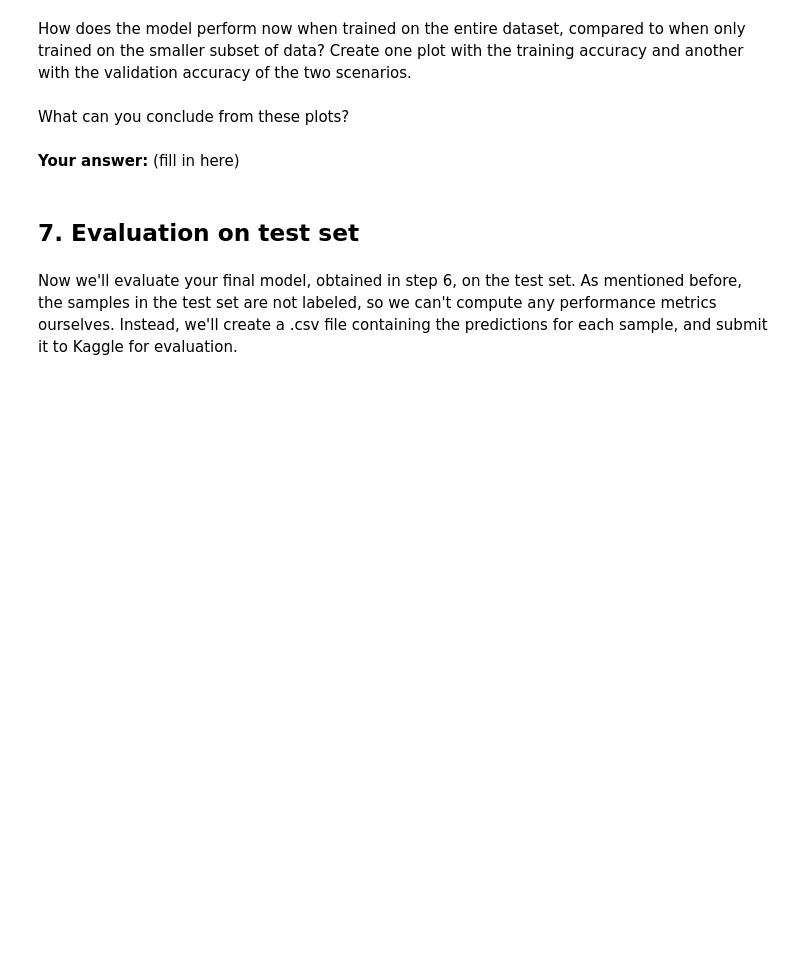
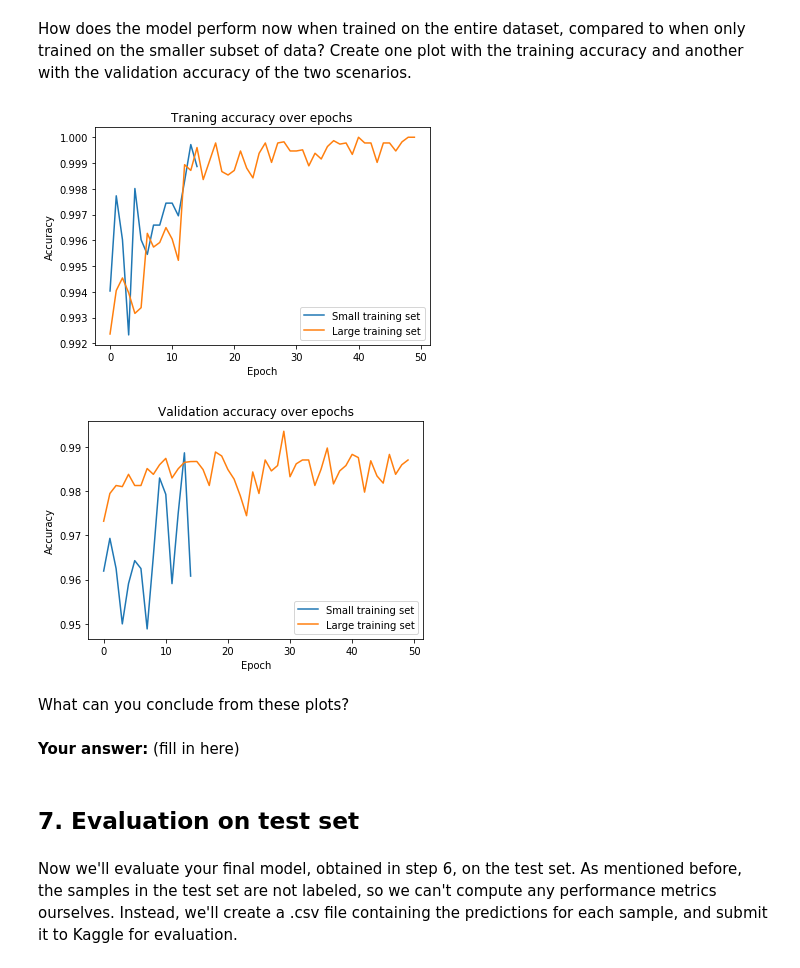
Before and after one commit to axeber01/wasp-dl-ha1, a Jupyter notebook: HA1.ipynb, the cells around one changed output. Drawn from its saved outputs; the diff is of its cells as text; code cells hidden in the pictures; blank space fills up the shorter version.

```diff
--- a/HA1.ipynb
+++ b/HA1.ipynb
@@ -632,0 +737,20 @@ Create the callbacks you would like to use and train your model. This optimizati
+# %%
+np.random.seed(0)
+
+opt4 = keras.optimizers.Adam(lr=1e-6, decay=1e-6)
+
+model.compile(optimizer=opt4,
+              loss='categorical_crossentropy',
+              metrics=['accuracy'])
+
+steps_per_epoch = np.ceil(len(train_generator.filenames) / train_generator.batch_size);
+
+history_full2 = model.fit_generator(
+    train_generator,
+    steps_per_epoch=steps_per_epoch,
+    epochs=50,
+    shuffle=True,
+    use_multiprocessing=True,
+    workers=12,
+    validation_data=validation_generator,
+    validation_steps=steps_per_epoch)
@@ -637,3 +777,24 @@ How does the model perform now when trained on the entire dataset, compared to w
+# %%
+plt.plot(history_full1.history['acc'])
+plt.plot(history_full2.history['acc'])
+plt.title('Traning accuracy over epochs')
+plt.ylabel('Accuracy')
+plt.xlabel('Epoch')
+plt.legend(['Small training set', 'Large training set'])
+plt.show()
+
+plt.plot(history_full1.history['val_acc'])
+plt.plot(history_full2.history['val_acc'])
+plt.title('Validation accuracy over epochs')
+plt.ylabel('Accuracy')
+plt.xlabel('Epoch')
+plt.legend(['Small training set', 'Large training set'])
+plt.show()
+
+model.save('trans_learning_full_large_training_set.h5')
+# %% [output]
+[figure, added]
+[figure, added]
 # %% [markdown]
 What can you conclude from these plots?
 # %% [markdown]
```
Also changed, not shown: parts of 25 cells of this notebook, 2 other files.
